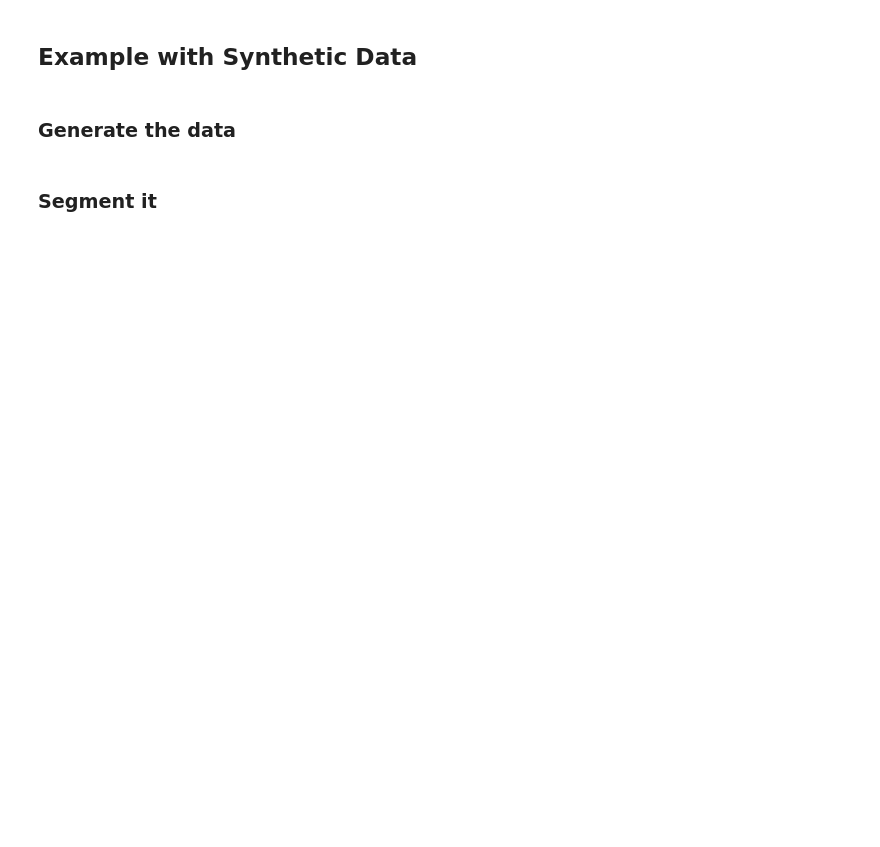
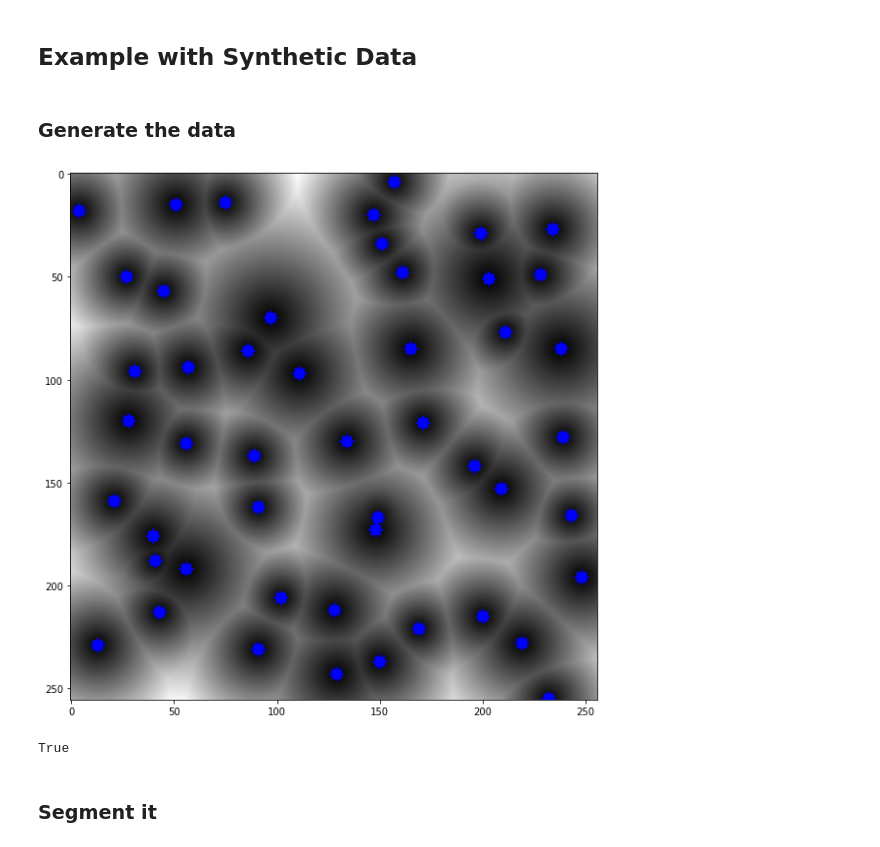
Before and after one commit to Computational-Morphogenomics-Group/TensionMap, a Jupyter notebook: example.ipynb, the cells around one changed output. Drawn from its saved outputs; the diff is of its cells as text; code cells hidden in the pictures; blank space fills up the shorter version.

```diff
--- a/example.ipynb
+++ b/example.ipynb
@@ -9,19 +11,24 @@ from src.VMSI import *
 # %%
 config = {
           'max_x' : 256,
           'max_y' : 256,
           'min_p' : 0.001,
           'max_p' : 0.004,
           'num_points' : 50
          }
 
 generating_points = Points(**config)
 
 dtr = DistanceTransform(generating_points)
 dtr.compute_transform()
 dtr.visualize_transform()
 
 image = dtr.transform.copy()
+image_8bit = (((image - image.min()) / (image.max() - image.min())) * 255.9).astype(np.uint8)
+cv2.imwrite('Images/test_1.tif', image_8bit)
+# %% [output]
+[figure, added]
+True
 # %% [markdown]
 ### Segment it
 # %%
```
Also changed, not shown: parts of 2 cells of this notebook, 2 other files.
